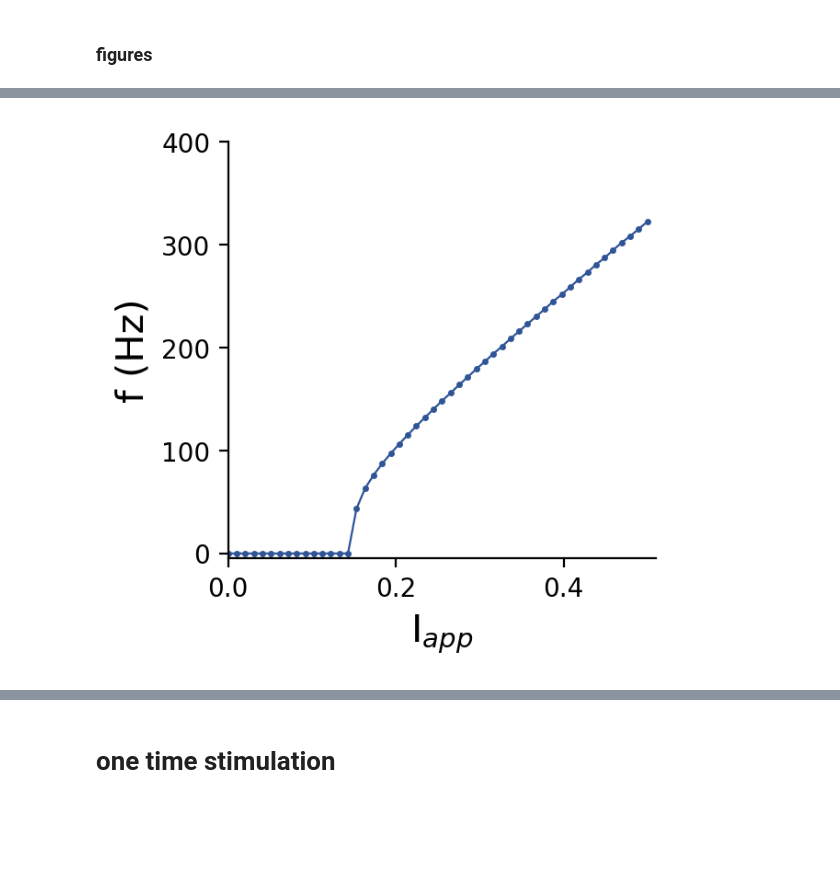
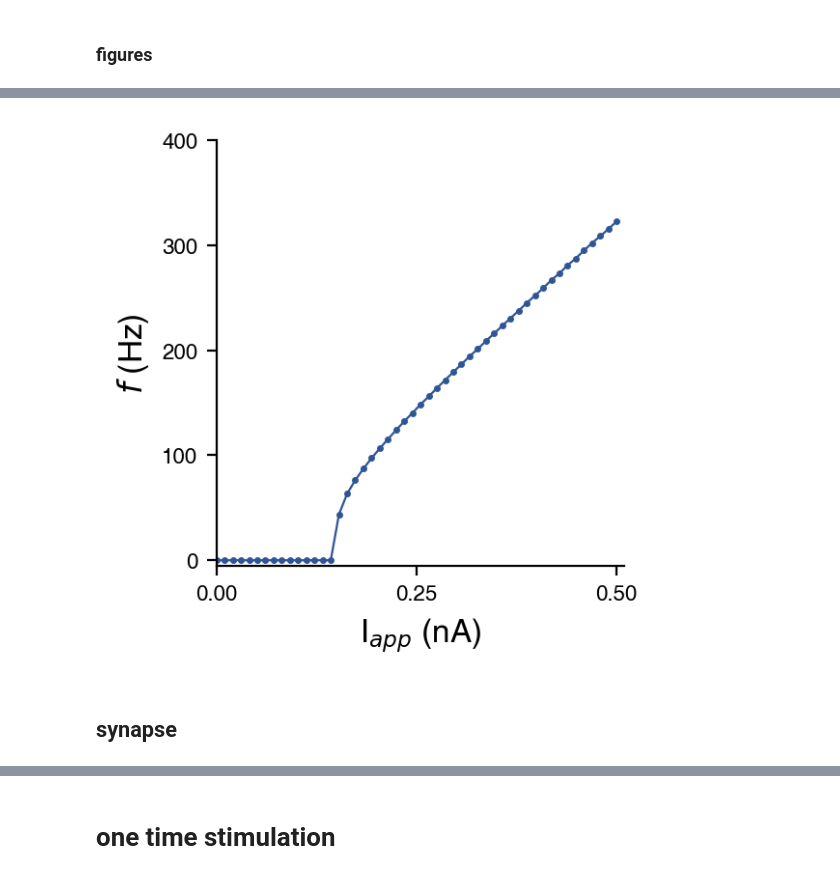
Before and after one commit to jyKim-97/NNoscillation, a Jupyter notebook: LIFnetwork/draw_models.ipynb, the cells around one changed output, grey strips where cells are left out. Saved outputs shown, nothing was run; the diff lists cells and outputs as text; code cells hidden in the pictures; blank space fills up the shorter version.

```diff
--- a/LIFnetwork/draw_models.ipynb
+++ b/LIFnetwork/draw_models.ipynb
@@ -5,3 +22,6 @@ import SimpleModels as nrn
 # %%
 params_pn = {'tau':20, 'r':100, 'vth':-40, 'v0':-65, 'vahp':-80, 'vmax':30, 'ev':-65, 'tahp':10}
 params_pv = {'tau':5, 'r':100, 'vth':-50, 'v0':-65, 'vahp':-80, 'vmax':30, 'ev':-65, 'tahp':0}
+# %%
+label_font_props = {'fontname': 'Helvetica', 'fontsize': 12}
+tick_font_props = {'fontname': 'Helvetica', 'fontsize': 8}
@@ -116,16 +181,24 @@ plt.show()
 # %%
 plt.figure(dpi=200, figsize=(3, 3))
 plt.plot(i_amp_pv, frs_pv, '.-', c=color_pv, ms=3, lw=0.8)
 
 plt.gca().spines['right'].set_visible(False)
 plt.gca().spines['top'].set_visible(False)
 
-plt.xlabel(r'I$_{app}$', fontsize=15)
-plt.ylabel('f (Hz)', fontsize=15, fontname='Arial')
+plt.xlabel(r'I$_{app}$ (nA)', **label_font_props)
+plt.ylabel(r'$f$ (Hz)', **label_font_props)
+plt.xticks(**tick_font_props)
+plt.yticks(**tick_font_props)
 
 plt.xlim([0, i_amp_pv[-1]+0.01])
+plt.xticks([0, 0.25, 0.5])
 plt.ylim([-5, 400])
 
+plt.tight_layout()
+plt.savefig('./figs/PV_frs.png')
+
 plt.show()
 # %% [output]
-[figure, old version]
+[figure, new version]
+# %% [markdown]
+## synapse
```
Also changed, not shown: parts of 56 cells of this notebook, 20 other files.
